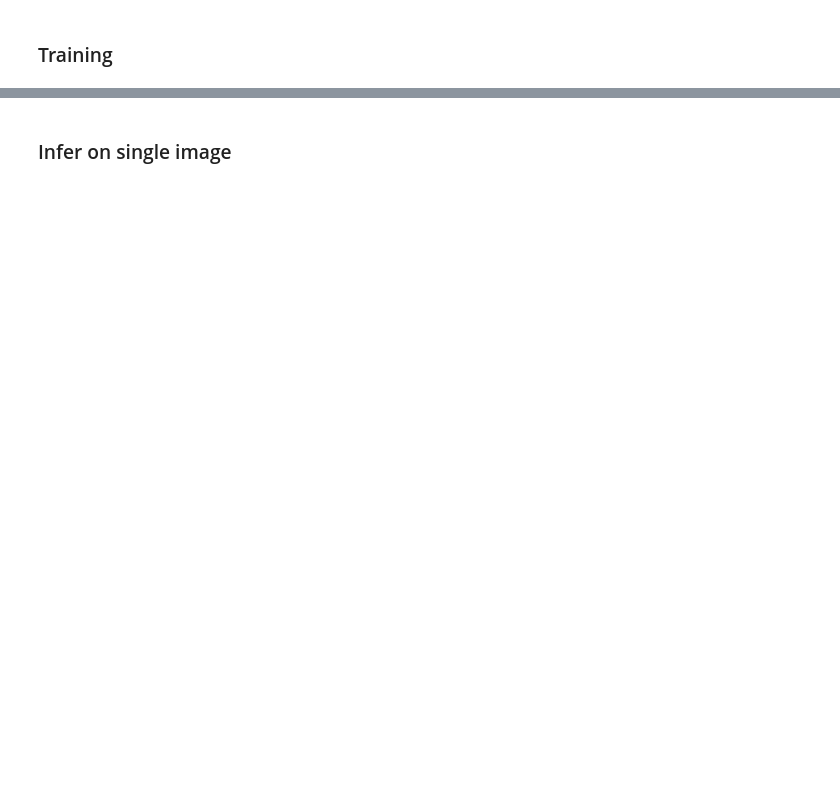
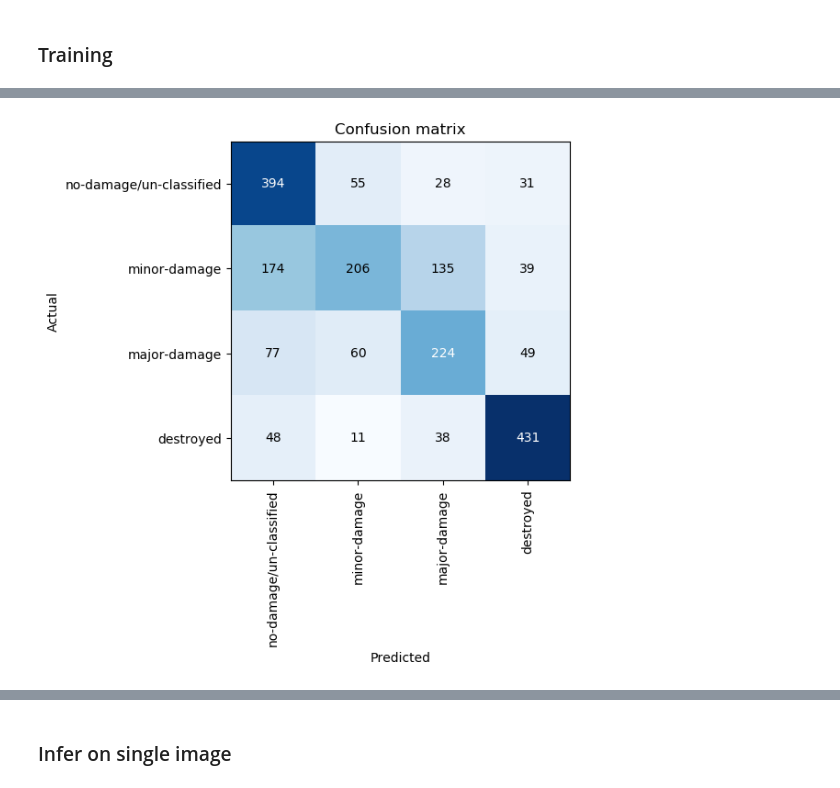
Before and after one commit to qAp/xview2comp, a Jupyter notebook: 03_damage_classification.ipynb, the cells around one changed output, grey strips where cells are left out. Cells and saved outputs as stored; diff of their text form; code cells hidden in the pictures; blank space fills up the shorter version.

```diff
--- a/03_damage_classification.ipynb
+++ b/03_damage_classification.ipynb
@@ -169,0 +177,4 @@ learn.export('damage_classifier.pkl')
+# %%
+interp.plot_confusion_matrix(figsize=(6, 6), dpi=100)
+# %% [output]
+[figure, added]
```
Also changed, not shown: parts of 56 cells of this notebook.
